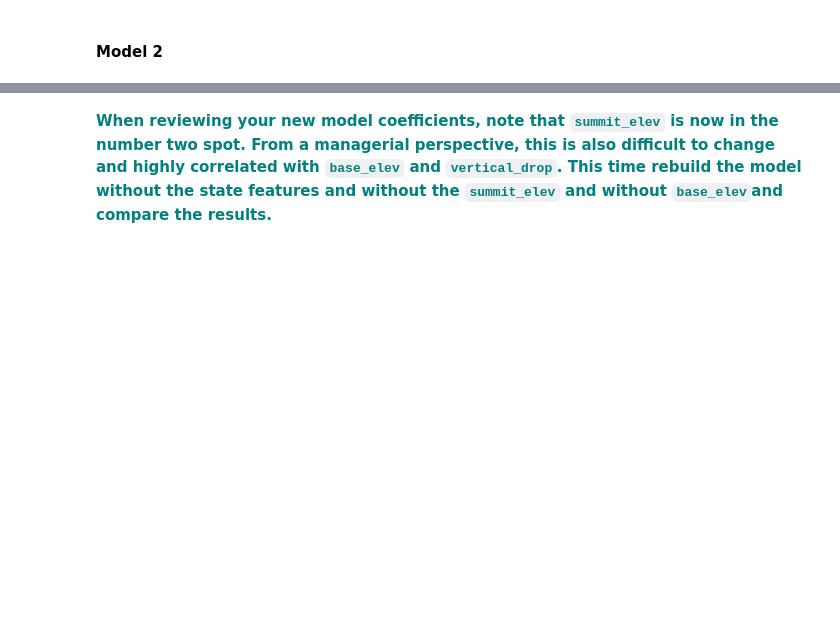
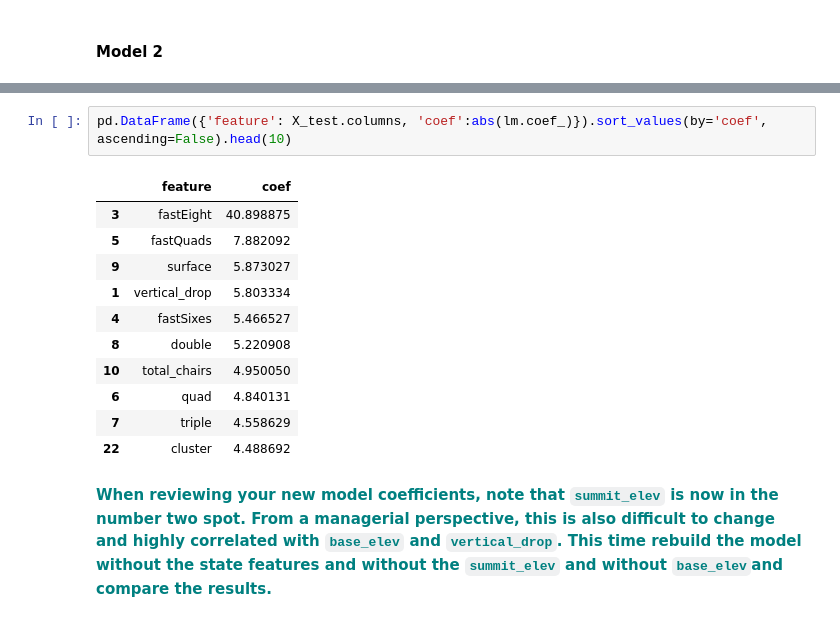
Before and after one commit to jkujuum/Mini_Projects, a Jupyter notebook: Guided_Capstone/GuidedCapstone_Steps4and5.ipynb, the cells around one changed output, grey strips where cells are left out. Drawn from its saved outputs; the diff is of its cells as text; blank space fills up the shorter version.

```diff
--- a/Guided_Capstone/GuidedCapstone_Steps4and5.ipynb
+++ b/Guided_Capstone/GuidedCapstone_Steps4and5.ipynb
@@ -264,3 +357,17 @@ pd.DataFrame({'feature': X_test.columns, 'coef':abs(lm.coef_)}).sort_values(by='
+# %%
+pd.DataFrame({'feature': X_test.columns, 'coef':abs(lm.coef_)}).sort_values(by='coef', ascending=False).head(10)
+# %% [output]
+|  | feature | coef |
+| 3 | fastEight | 40.898875 |
+| 5 | fastQuads | 7.882092 |
+| 9 | surface | 5.873027 |
+| 1 | vertical_drop | 5.803334 |
+| 4 | fastSixes | 5.466527 |
+| 8 | double | 5.220908 |
+| 10 | total_chairs | 4.950050 |
+| 6 | quad | 4.840131 |
+| 7 | triple | 4.558629 |
+| 22 | cluster | 4.488692 |
 # %% [markdown]
 **<font color='teal'> When reviewing your new model coefficients, note that `summit_elev` is now in the number two spot. From a managerial perspective, this is also difficult to change and highly correlated with `base_elev` and `vertical_drop`.  This time rebuild the model without the state features and without the `summit_elev` and without `base_elev`and compare the results. </font>**
 # %% [markdown]
```
Also changed, not shown: parts of 10 cells of this notebook.
